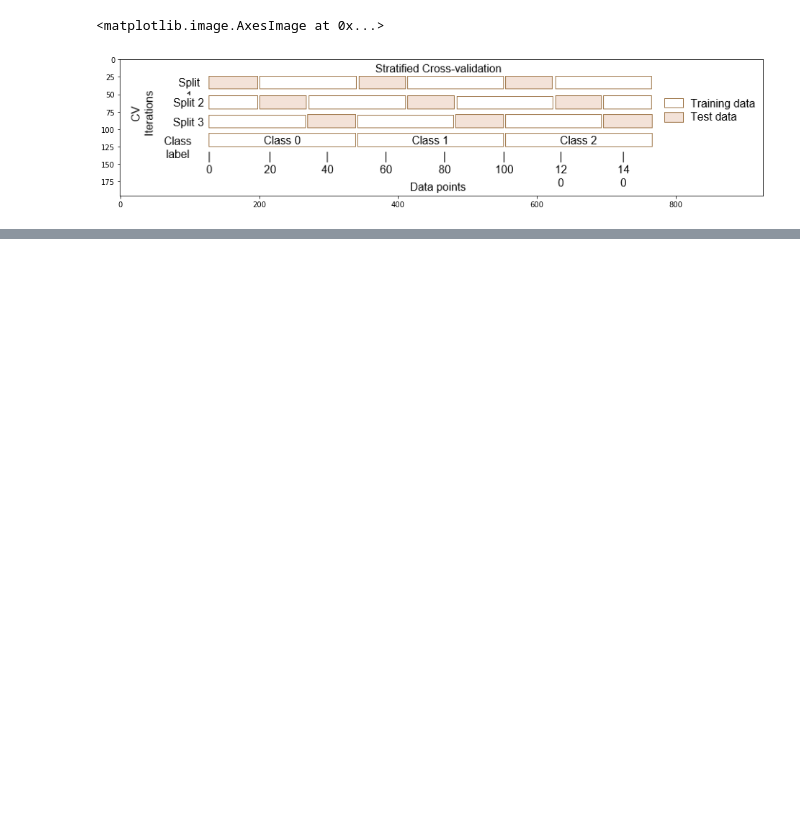
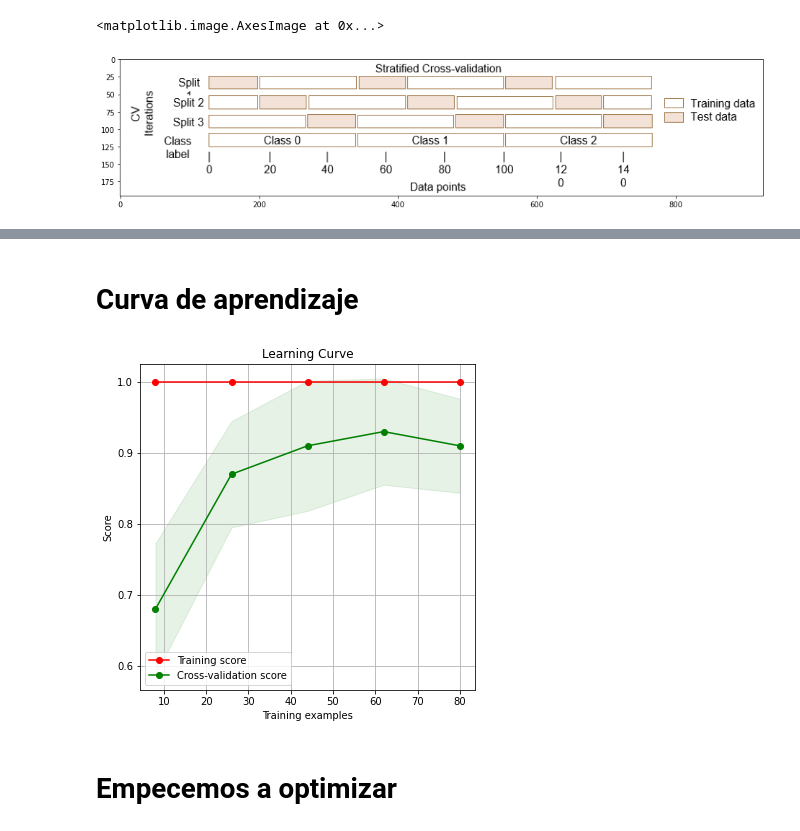
Before and after one commit to JoseBurBet/SIC-2022, a Jupyter notebook: Semana13/completo.ipynb, the cells around one changed output, grey strips where cells are left out. Cells and saved outputs as stored; diff of their text form; code cells hidden in the pictures; blank space fills up the shorter version.

```diff
--- a/Semana13/completo.ipynb
+++ b/Semana13/completo.ipynb
@@ -658,0 +695,9 @@ Standard Deviation is: 0.05443310539518172
+# %% [markdown]
+# Curva de aprendizaje
+# %%
+import scikitplot as skplt
+
+skplt.estimators.plot_learning_curve(model,x_train,y_train,figsize=(6,6))
+plt.show()
+# %% [output]
+[figure, added]
@@ -658,0 +714,2 @@ Standard Deviation is: 0.05443310539518172
+# %% [markdown]
+# Empecemos a optimizar
```
Also changed, not shown: parts of 25 cells of this notebook, 1 other file.
